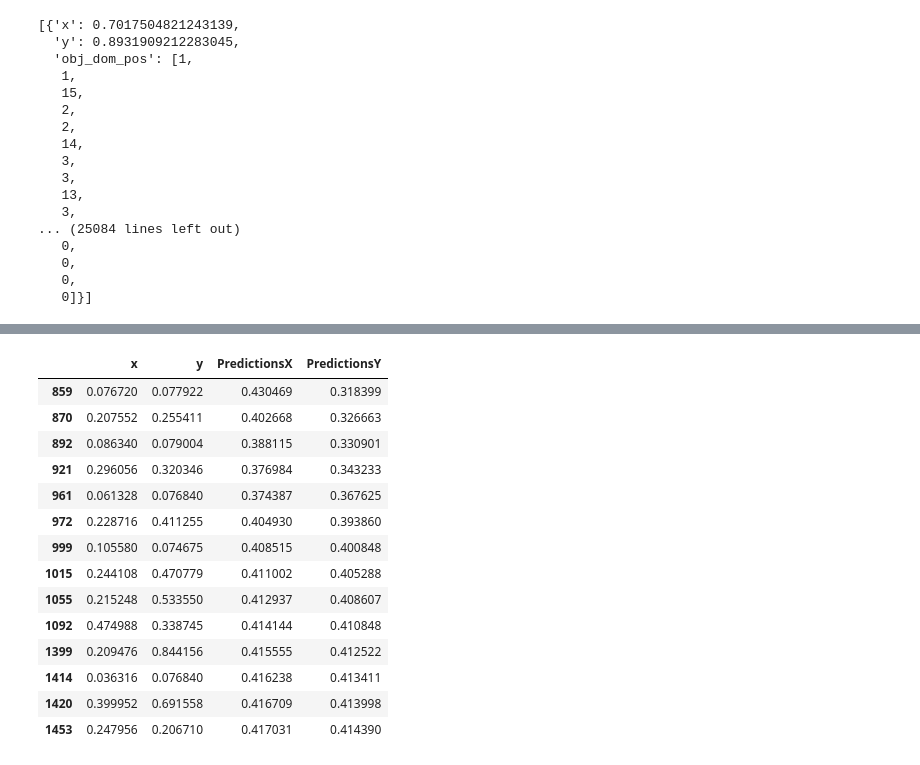
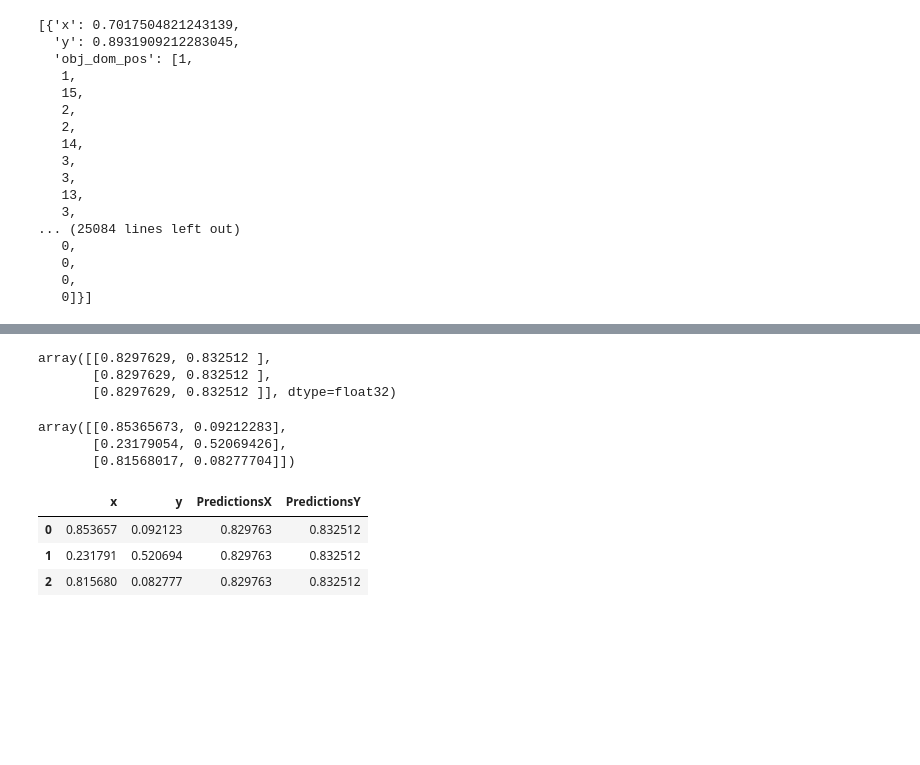
Before and after one commit to Gustl22/android_intent_prediction, a Jupyter notebook: rnn/rnn_model.ipynb, the cells around one changed output, grey strips where cells are left out. Cells and saved outputs as stored; diff of their text form; code cells hidden in the pictures; blank space fills up the shorter version.

```diff
--- a/rnn/rnn_model.ipynb
+++ b/rnn/rnn_model.ipynb
@@ -727,22 +752,34 @@ TypeError: string indices must be integers, not 'str'
+# %%
+test_predictions = np.array(test_predictions)
+test_predictions
+# %% [output]
+array([[0.8297629, 0.832512 ],
+       [0.8297629, 0.832512 ],
+       [0.8297629, 0.832512 ]], dtype=float32)
+# %%
+next_values = scaled_test[length:length + 3] # Remove the first batch and just select the next one, as we don't predict more right now
+next_labels = transform_y_to_labels(next_values)
+next_labels = np.transpose(next_labels, (1,0))
+next_labels
+# %% [output]
+array([[0.85365673, 0.09212283],
+       [0.23179054, 0.52069426],
+       [0.81568017, 0.08277704]])
 # %%
-true_predictions = scaler_invert(test_predictions)
-test[['PredictionsX', 'PredictionsY']] = true_predictions
+if isScale:
+  # TODO: validate
+  true_predictions_labels = scaler_invert(test_predictions)
+  true_next_labels = scaler_invert(next_labels)
+else:
+  true_predictions_labels = test_predictions
+  true_next_labels = next_labels
+
+comparison = np.concatenate([true_next_labels, true_predictions_labels], axis=1)
+comparison_df = pd.DataFrame(comparison, columns=['x','y','PredictionsX', 'PredictionsY'])
+comparison_df
+# %% [output]
+|  | x | y | PredictionsX | PredictionsY |
+| 0 | 0.853657 | 0.092123 | 0.829763 | 0.832512 |
+| 1 | 0.231791 | 0.520694 | 0.829763 | 0.832512 |
+| 2 | 0.815680 | 0.082777 | 0.829763 | 0.832512 |
-# %%
-test
-# %% [output]
-|  | x | y | PredictionsX | PredictionsY |
-| 859 | 0.076720 | 0.077922 | 0.430469 | 0.318399 |
-| 870 | 0.207552 | 0.255411 | 0.402668 | 0.326663 |
-| 892 | 0.086340 | 0.079004 | 0.388115 | 0.330901 |
-| 921 | 0.296056 | 0.320346 | 0.376984 | 0.343233 |
-| 961 | 0.061328 | 0.076840 | 0.374387 | 0.367625 |
-| 972 | 0.228716 | 0.411255 | 0.404930 | 0.393860 |
-| 999 | 0.105580 | 0.074675 | 0.408515 | 0.400848 |
-| 1015 | 0.244108 | 0.470779 | 0.411002 | 0.405288 |
-| 1055 | 0.215248 | 0.533550 | 0.412937 | 0.408607 |
-| 1092 | 0.474988 | 0.338745 | 0.414144 | 0.410848 |
-| 1399 | 0.209476 | 0.844156 | 0.415555 | 0.412522 |
-| 1414 | 0.036316 | 0.076840 | 0.416238 | 0.413411 |
-| 1420 | 0.399952 | 0.691558 | 0.416709 | 0.413998 |
-| 1453 | 0.247956 | 0.206710 | 0.417031 | 0.414390 |
 # %%
```
Also changed, not shown: parts of 9 cells of this notebook.
